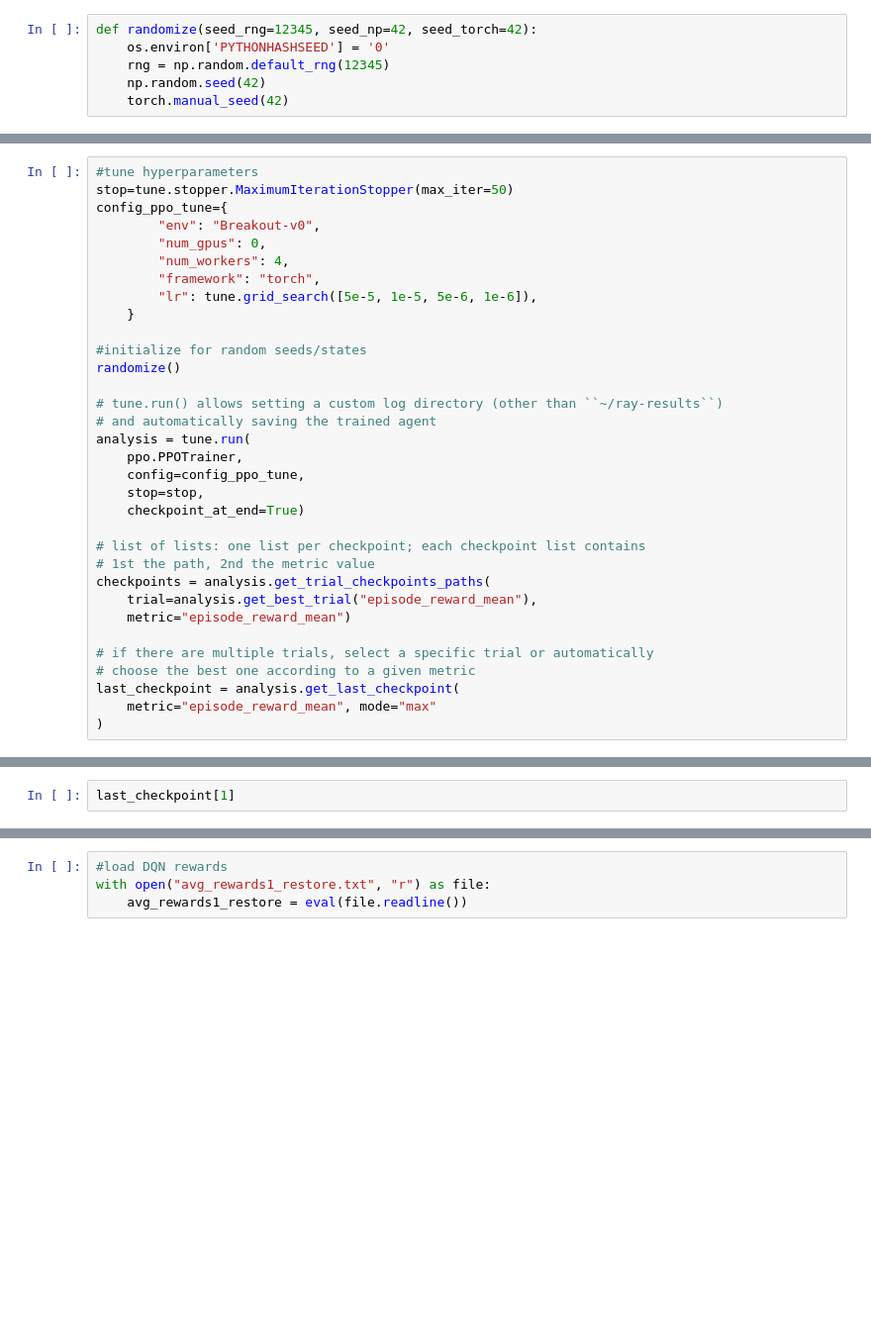
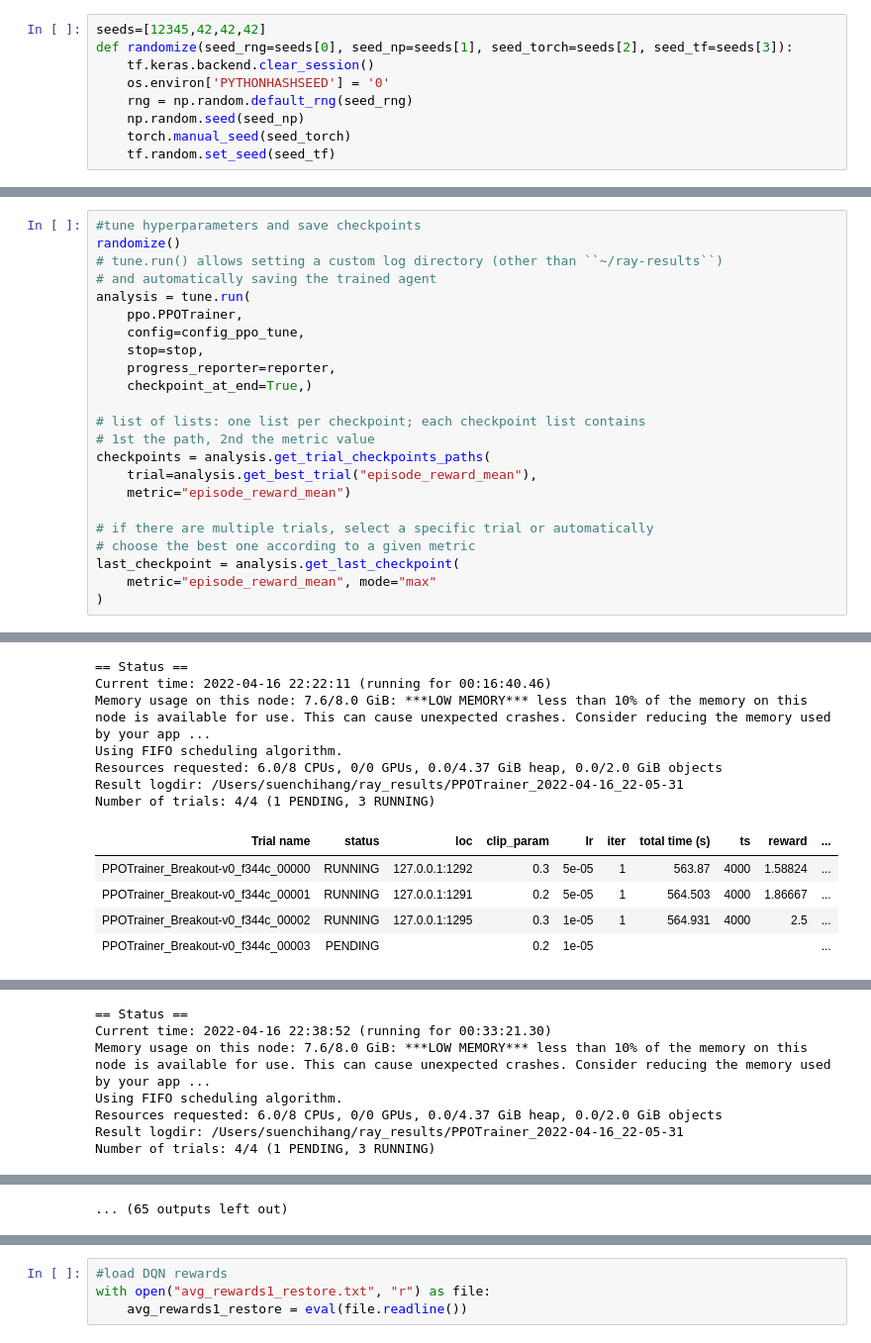
Before and after one commit to chihangs/Atari-game, a Jupyter notebook: PPO.ipynb, the cells around one changed output, grey strips where cells are left out. Shown at 99% size. Saved outputs shown, nothing was run; the diff lists cells and outputs as text; blank space fills up the shorter version.

```diff
--- a/PPO.ipynb
+++ b/PPO.ipynb
@@ -30,9 +36,12 @@ print(device)
 # %%
-def randomize(seed_rng=12345, seed_np=42, seed_torch=42):
+seeds=[12345,42,42,42]
+def randomize(seed_rng=seeds[0], seed_np=seeds[1], seed_torch=seeds[2], seed_tf=seeds[3]):
+    tf.keras.backend.clear_session()
     os.environ['PYTHONHASHSEED'] = '0'
-    rng = np.random.default_rng(12345)
-    np.random.seed(42)
-    torch.manual_seed(42)
+    rng = np.random.default_rng(seed_rng)
+    np.random.seed(seed_np)
+    torch.manual_seed(seed_torch)
+    tf.random.set_seed(seed_tf)
 # %%
 #initialize ray
 ray.init(ignore_reinit_error=True)
@@ -66,24 +123,14 @@ for i in range(2):
 # %%
-#tune hyperparameters
-stop=tune.stopper.MaximumIterationStopper(max_iter=50)
-config_ppo_tune={
-        "env": "Breakout-v0",
-        "num_gpus": 0,
-        "num_workers": 4,
-        "framework": "torch",
-        "lr": tune.grid_search([5e-5, 1e-5, 5e-6, 1e-6]),
-    }
-
-#initialize for random seeds/states
+#tune hyperparameters and save checkpoints
 randomize()
-
 # tune.run() allows setting a custom log directory (other than ``~/ray-results``)
 # and automatically saving the trained agent
 analysis = tune.run(
     ppo.PPOTrainer,
     config=config_ppo_tune,
     stop=stop,
-    checkpoint_at_end=True)
+    progress_reporter=reporter,
+    checkpoint_at_end=True,)
 
 # list of lists: one list per checkpoint; each checkpoint list contains
 # 1st the path, 2nd the metric value
@@ -96,3 +143,4 @@ checkpoints = analysis.get_trial_checkpoints_paths(
 last_checkpoint = analysis.get_last_checkpoint(
     metric="episode_reward_mean", mode="max"
 )
+# %% [output]
@@ -98,0 +196,12 @@ last_checkpoint = analysis.get_last_checkpoint(
+== Status ==
+Current time: 2022-04-16 22:22:11 (running for 00:16:40.46)
+Memory usage on this node: 7.6/8.0 GiB: ***LOW MEMORY*** less than 10% of the memory on this node is available for use. This can cause unexpected crashes. Consider reducing the memory used by your app ...
+Using FIFO scheduling algorithm.
+Resources requested: 6.0/8 CPUs, 0/0 GPUs, 0.0/4.37 GiB heap, 0.0/2.0 GiB objects
+Result logdir: /Users/suenchihang/ray_results/PPOTrainer_2022-04-16_22-05-31
+Number of trials: 4/4 (1 PENDING, 3 RUNNING)
+| Trial name | status | loc | clip_param | lr | iter | total time (s) | ts | reward | ... |
+| PPOTrainer_Breakout-v0_f344c_00000 | RUNNING | 127.0.0.1:1292 | 0.3 | 5e-05 | 1 | 563.87 | 4000 | 1.58824 | ... |
+| PPOTrainer_Breakout-v0_f344c_00001 | RUNNING | 127.0.0.1:1291 | 0.2 | 5e-05 | 1 | 564.503 | 4000 | 1.86667 | ... |
+| PPOTrainer_Breakout-v0_f344c_00002 | RUNNING | 127.0.0.1:1295 | 0.3 | 1e-05 | 1 | 564.931 | 4000 | 2.5 | ... |
+| PPOTrainer_Breakout-v0_f344c_00003 | PENDING |  | 0.2 | 1e-05 |  |  |  |  | ... |
@@ -98,0 +225,7 @@ last_checkpoint = analysis.get_last_checkpoint(
+== Status ==
+Current time: 2022-04-16 22:38:52 (running for 00:33:21.30)
+Memory usage on this node: 7.6/8.0 GiB: ***LOW MEMORY*** less than 10% of the memory on this node is available for use. This can cause unexpected crashes. Consider reducing the memory used by your app ...
+Using FIFO scheduling algorithm.
+Resources requested: 6.0/8 CPUs, 0/0 GPUs, 0.0/4.37 GiB heap, 0.0/2.0 GiB objects
+Result logdir: /Users/suenchihang/ray_results/PPOTrainer_2022-04-16_22-05-31
+Number of trials: 4/4 (1 PENDING, 3 RUNNING)
@@ -99,2 +266 @@ last_checkpoint = analysis.get_last_checkpoint(
+... (65 outputs left out)
-# %%
-last_checkpoint[1]
```
Also changed, not shown: parts of 16 cells of this notebook.
